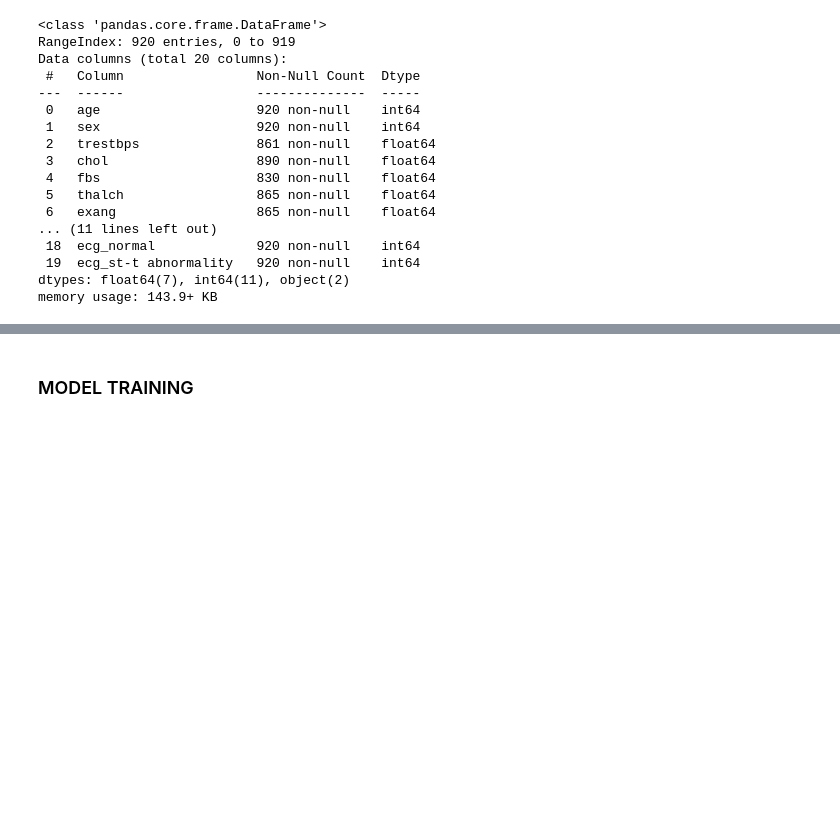
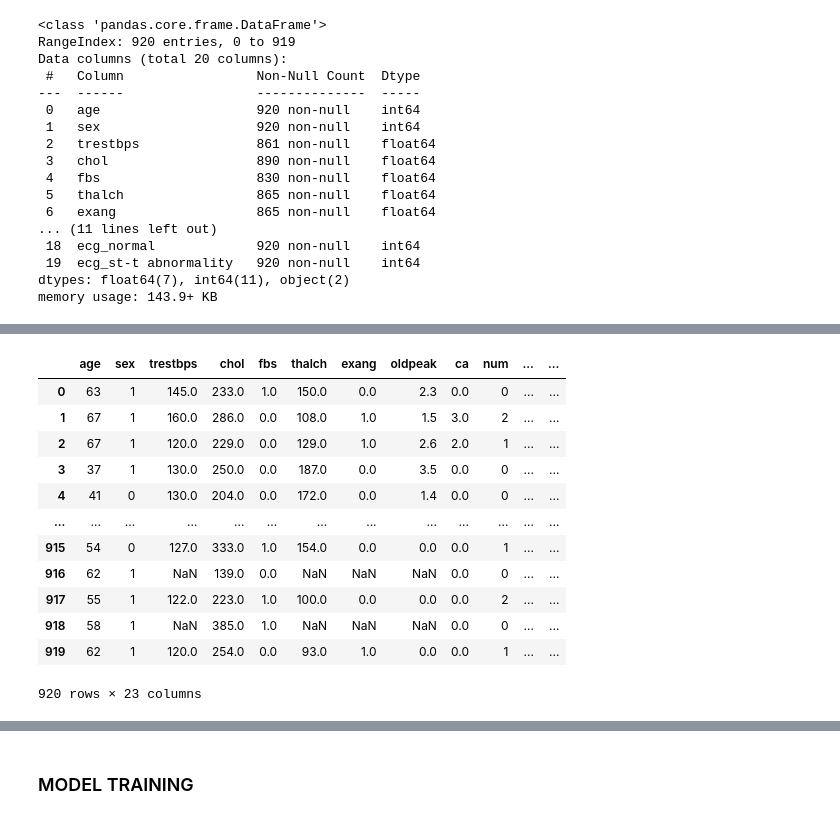
Before and after one commit to RezaP117/mlproject, a Jupyter notebook: notebook/data/eda_and_model_training.ipynb, the cells around one changed output, grey strips where cells are left out. Saved outputs shown, nothing was run; the diff lists cells and outputs as text; code cells hidden in the pictures; blank space fills up the shorter version.

```diff
--- a/notebook/data/eda_and_model_training.ipynb
+++ b/notebook/data/eda_and_model_training.ipynb
@@ -560,3 +558,26 @@ memory usage: 143.9+ KB
+# %%
+# One Hot Encoding thal feature
+
+dummy_df = pd.get_dummies(heart_disease_df["thal"], prefix = "thal", drop_first = True)
+heart_disease_df.drop(columns = ["thal"], inplace = True)
+heart_disease_df = pd.concat([heart_disease_df, dummy_df], axis = 1)
+mapping = {True : 1, False : 0}
+heart_disease_df[["thal_normal", "thal_reversable defect"]] = heart_disease_df[["thal_normal", "thal_reversable defect"]].applymap(lambda x: mapping.get(x, x))
+heart_disease_df
+# %% [output]
+|  | age | sex | trestbps | chol | fbs | thalch | exang | oldpeak | ca | num | ... | ... |
+| 0 | 63 | 1 | 145.0 | 233.0 | 1.0 | 150.0 | 0.0 | 2.3 | 0.0 | 0 | ... | ... |
+| 1 | 67 | 1 | 160.0 | 286.0 | 0.0 | 108.0 | 1.0 | 1.5 | 3.0 | 2 | ... | ... |
+| 2 | 67 | 1 | 120.0 | 229.0 | 0.0 | 129.0 | 1.0 | 2.6 | 2.0 | 1 | ... | ... |
+| 3 | 37 | 1 | 130.0 | 250.0 | 0.0 | 187.0 | 0.0 | 3.5 | 0.0 | 0 | ... | ... |
+| 4 | 41 | 0 | 130.0 | 204.0 | 0.0 | 172.0 | 0.0 | 1.4 | 0.0 | 0 | ... | ... |
+| ... | ... | ... | ... | ... | ... | ... | ... | ... | ... | ... | ... | ... |
+| 915 | 54 | 0 | 127.0 | 333.0 | 1.0 | 154.0 | 0.0 | 0.0 | 0.0 | 1 | ... | ... |
+| 916 | 62 | 1 | NaN | 139.0 | 0.0 | NaN | NaN | NaN | 0.0 | 0 | ... | ... |
+| 917 | 55 | 1 | 122.0 | 223.0 | 1.0 | 100.0 | 0.0 | 0.0 | 0.0 | 2 | ... | ... |
+| 918 | 58 | 1 | NaN | 385.0 | 1.0 | NaN | NaN | NaN | 0.0 | 0 | ... | ... |
+| 919 | 62 | 1 | 120.0 | 254.0 | 0.0 | 93.0 | 1.0 | 0.0 | 0.0 | 1 | ... | ... |
+920 rows × 23 columns
 # %%
 # drop remaining columns
 heart_disease_df.dropna(inplace = True)
```
Also changed, not shown: parts of 13 cells of this notebook, 1 other file.
